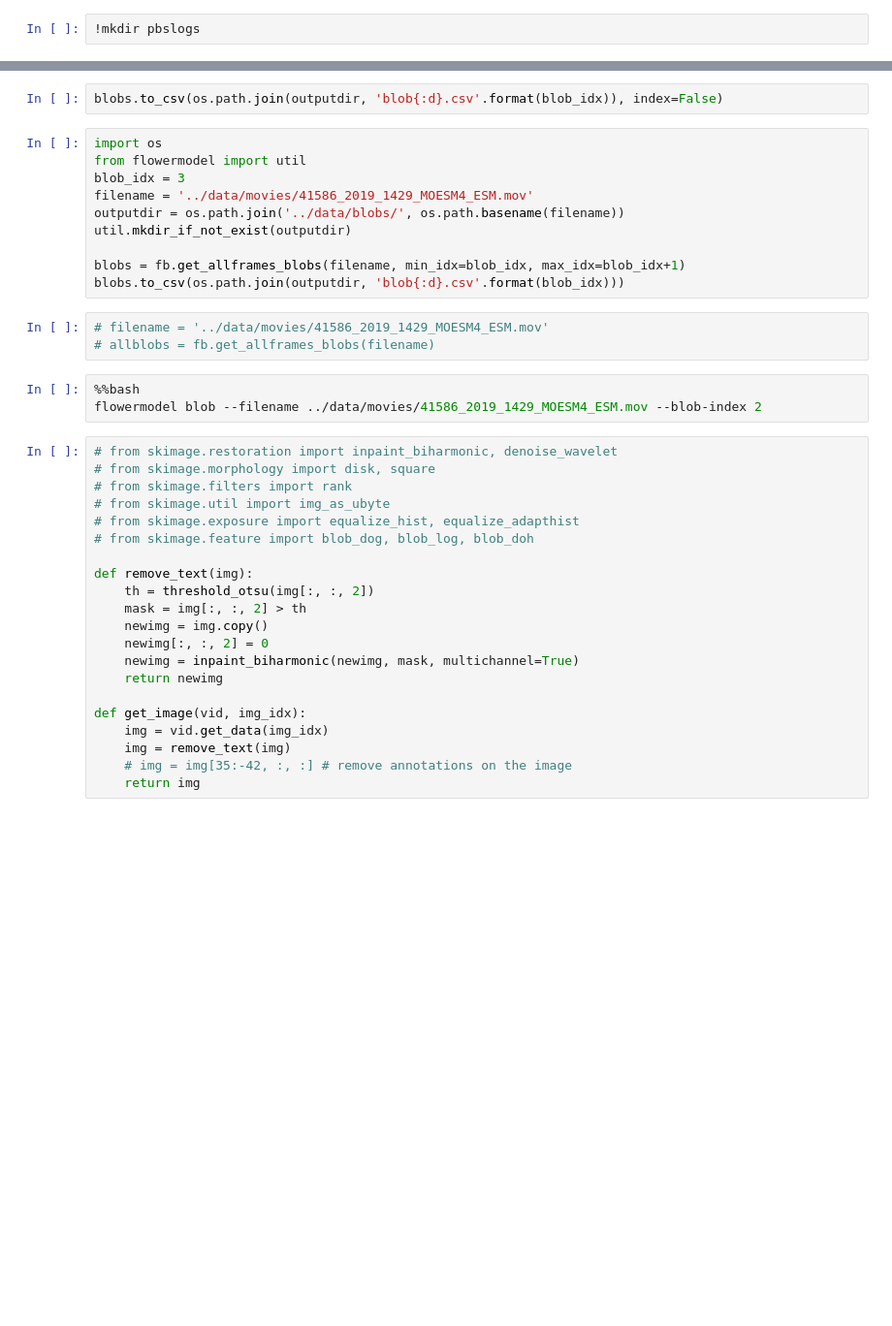
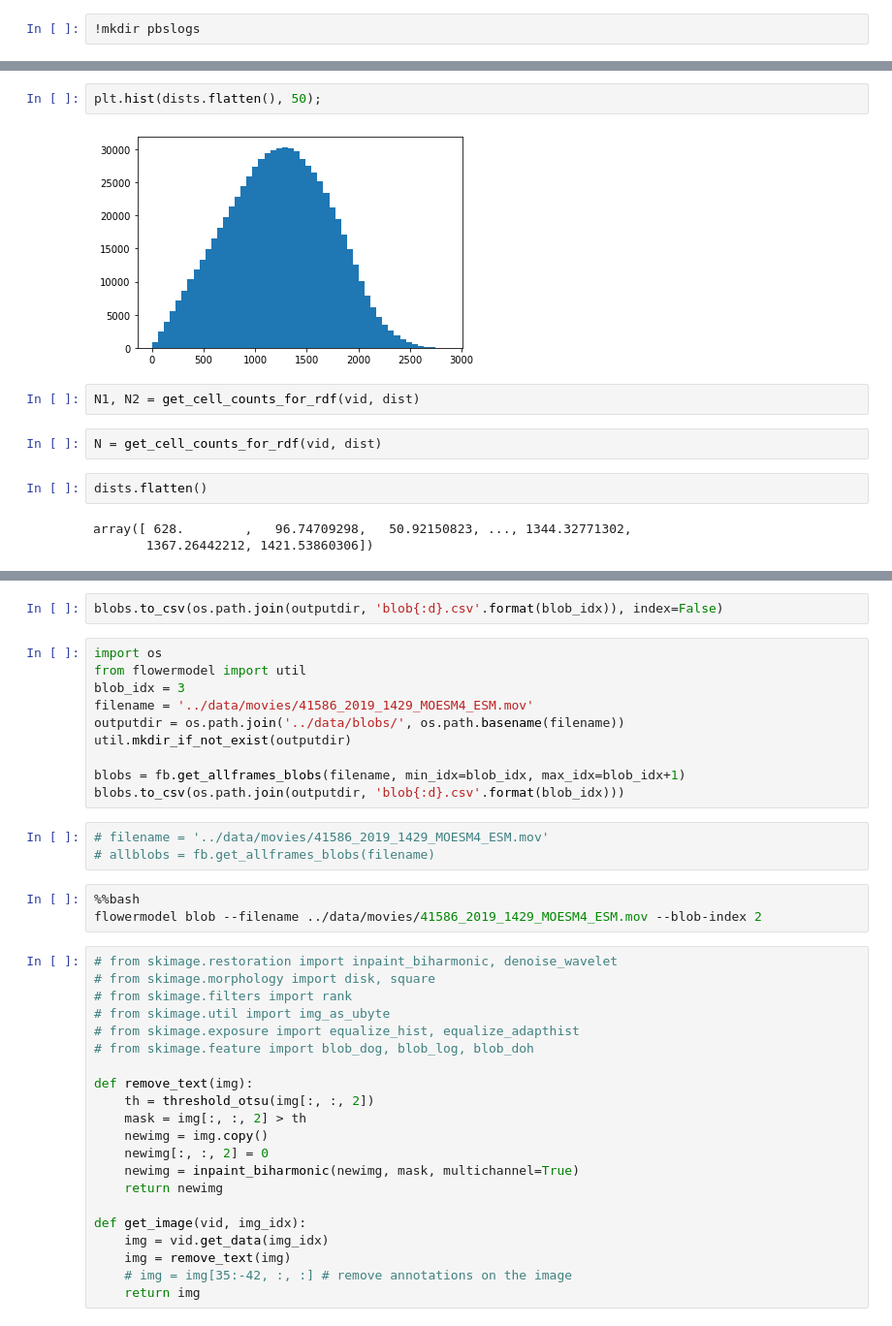
Before and after one commit to javadnoorb/flowermodel, a Jupyter notebook: notebooks/2019-09-15-flower-data-analysis.ipynb, the cells around one changed output, grey strips where cells are left out. Shown at 97% size. Drawn from its saved outputs; the diff is of its cells as text; blank space fills up the shorter version.

```diff
--- a/notebooks/2019-09-15-flower-data-analysis.ipynb
+++ b/notebooks/2019-09-15-flower-data-analysis.ipynb
@@ -53,0 +163,13 @@ vid = imageio.get_reader(filename,  'ffmpeg')
+# %%
+plt.hist(dists.flatten(), 50);
+# %% [output]
+[figure, added]
+# %%
+N1, N2 = get_cell_counts_for_rdf(vid, dist)
+# %%
+N = get_cell_counts_for_rdf(vid, dist)
+# %%
+dists.flatten()
+# %% [output]
+array([ 628.        ,   96.74709298,   50.92150823, ..., 1344.32771302,
+       1367.26442212, 1421.53860306])
```
Also changed, not shown: parts of 44 cells of this notebook, 3 other files.
